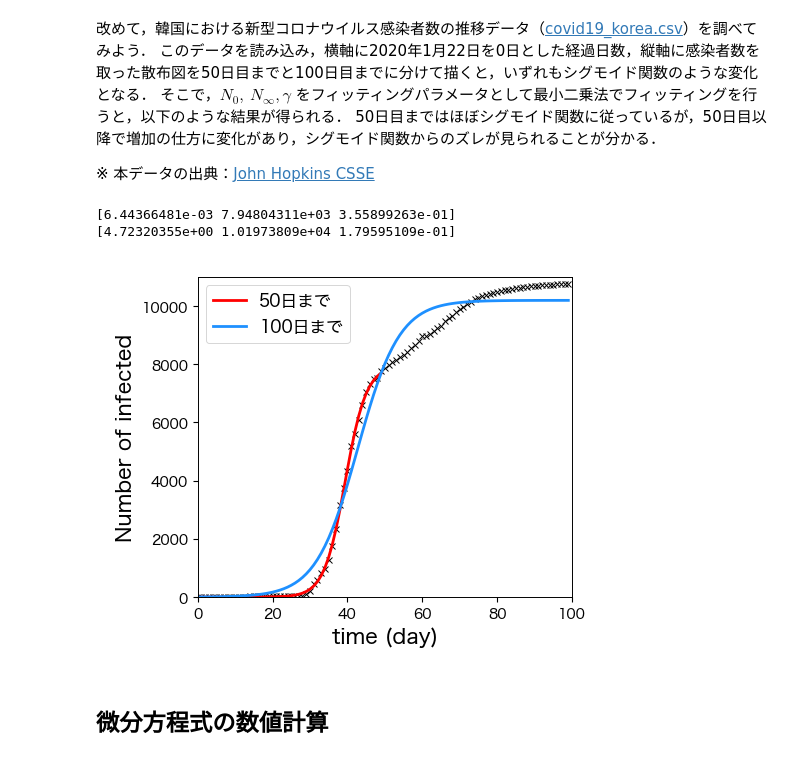
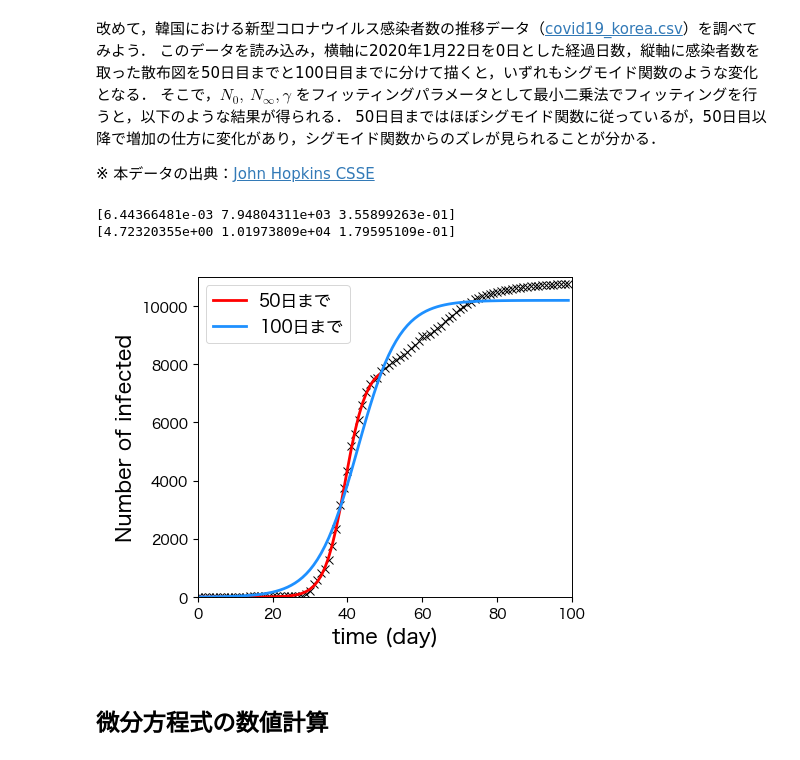
Before and after one commit to tnarizuka/modeling_simulation, a Jupyter notebook: _build/jupyter_execute/chap_5/5_diff_eq.ipynb, the cells around one changed output. Saved outputs shown, nothing was run; the diff lists cells and outputs as text; code cells hidden in the pictures.

```diff
--- a/_build/jupyter_execute/chap_5/5_diff_eq.ipynb
+++ b/_build/jupyter_execute/chap_5/5_diff_eq.ipynb
@@ -220,23 +220,23 @@ def f_logistic(t, N0, N_inf, gamma):
 # %%
 # データの読み込み
 data = pd.read_csv('./covid19_korea.csv', header=0)
 
 fig, ax = plt.subplots(figsize=(5, 4))
-ax.plot(data.index[:100], data['num'][:100], 'x', ms=4)
+ax.plot(data.index[:100], data['num'][:100], 'x', ms=6)
 
 for tmax in [50, 100]:
     t, Nt = data.index[:tmax], data['num'][:tmax]
     p_opt = curve_fit(f_logistic, t, Nt)[0]
     print(p_opt)
     ax.plot(t, f_logistic(t, p_opt[0], p_opt[1], p_opt[2]), '-', lw=2, label='%s日まで' % tmax)
 
 ax.set_xlim(0, 100), ax.set_ylim(0, 11000)
 ax.set_xlabel('time (day)', fontsize=15); ax.set_ylabel('Number of infected', fontsize=15)
 ax.legend(loc='upper left', fontsize=12);
 # %% [output]
 [6.44366481e-03 7.94804311e+03 3.55899263e-01]
 [4.72320355e+00 1.01973809e+04 1.79595109e-01]
-[figure, old version]
+[figure, new version]
 # %% [markdown]
 ## 微分方程式の数値計算
 # %% [markdown]
```
Also changed, not shown: 10 other files.
